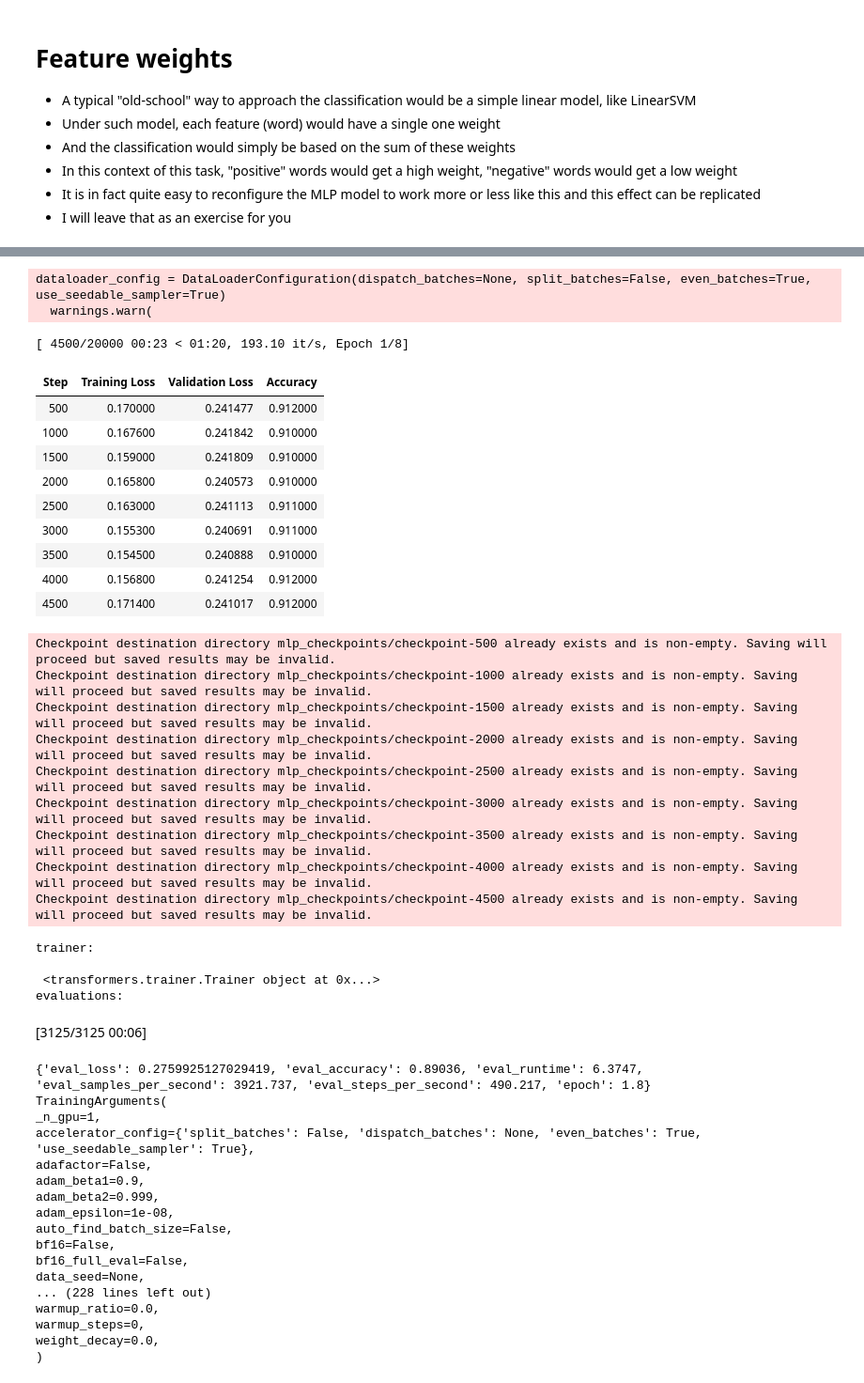
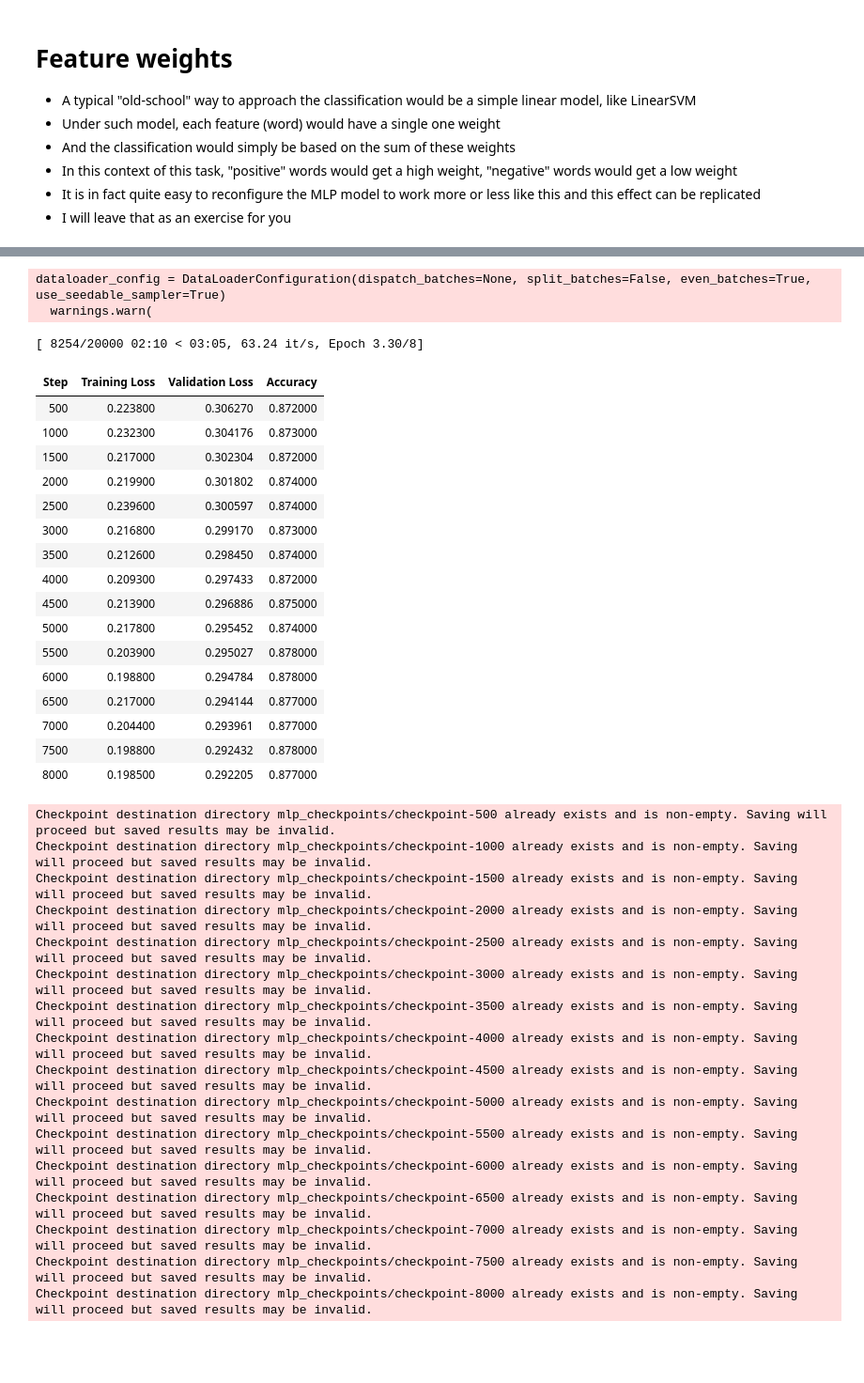
Before and after one commit to simulate111/Introduction-to-Human-Language-Technology, a Jupyter notebook: Exercise task 6: hyperparameters.ipynb, the cells around one changed output, grey strips where cells are left out. Shown at 94% size. Saved outputs shown, nothing was run; the diff lists cells and outputs as text; code cells hidden in the pictures; blank space fills up the shorter version.

```diff
--- a/Exercise task 6: hyperparameters.ipynb
+++ b/Exercise task 6: hyperparameters.ipynb
@@ -548,6 +536,8 @@ seagal
 *   It is in fact quite easy to reconfigure the MLP model to work more or less like this and this effect can be replicated
 *   I will leave that as an exercise for you
 # %%
+import time
+
 learning_rates = [1e-5, 1e-4, 1e-3, 1e-2, 1e-1]
 batch_sizes = [10, 20, 40, 64, 128]
 results = []
@@ -555,13 +545,14 @@ results = []
 for learning_rate in learning_rates:
     for batch_size in batch_sizes:
         trainer_arg = training_arguments(learning_rate, batch_size)
-        print('trainer_arg:\n', trainer_arg)
+
+        start_time = time.time()
 
         trainer = trainers(trainer_arg)
-        print('trainer:\n\n', trainer)
+        eval_results = evaluations(trainer)
 
-        print('evaluations:\n\n')
-        eval_results = evaluations(trainer)
+        end_time = time.time()
+        training_time = end_time - start_time
 
         save_model(f'lr={learning_rate}_bs={batch_size}')
 
@@ -571,8 +562,7 @@ for learning_rate in learning_rates:
             "Epoch": eval_results["epoch"],
             "Validation Loss": eval_results["eval_loss"],
             "Accuracy": eval_results["eval_accuracy"],
-            "Evaluation Runtime": eval_results["eval_runtime"]
-        }
+            "Training Time": training_time}
 
         results.append(result_entry)
 # %% [output]
@@ -592,20 +582,27 @@ dataloader_drop_last=False,
 warmup_ratio=0.0,
 warmup_steps=0,
 weight_decay=0.0,
 )
 dataloader_config = DataLoaderConfiguration(dispatch_batches=None, split_batches=False, even_batches=True, use_seedable_sampler=True)
   warnings.warn(
-[ 4500/20000 00:23 < 01:20, 193.10 it/s, Epoch 1/8]
+[ 8254/20000 02:10 < 03:05, 63.24 it/s, Epoch 3.30/8]
 | Step | Training Loss | Validation Loss | Accuracy |
-| 500 | 0.170000 | 0.241477 | 0.912000 |
-| 1000 | 0.167600 | 0.241842 | 0.910000 |
-| 1500 | 0.159000 | 0.241809 | 0.910000 |
-| 2000 | 0.165800 | 0.240573 | 0.910000 |
-| 2500 | 0.163000 | 0.241113 | 0.911000 |
-| 3000 | 0.155300 | 0.240691 | 0.911000 |
-| 3500 | 0.154500 | 0.240888 | 0.910000 |
-| 4000 | 0.156800 | 0.241254 | 0.912000 |
-| 4500 | 0.171400 | 0.241017 | 0.912000 |
+| 500 | 0.223800 | 0.306270 | 0.872000 |
+| 1000 | 0.232300 | 0.304176 | 0.873000 |
+| 1500 | 0.217000 | 0.302304 | 0.872000 |
+| 2000 | 0.219900 | 0.301802 | 0.874000 |
+| 2500 | 0.239600 | 0.300597 | 0.874000 |
+| 3000 | 0.216800 | 0.299170 | 0.873000 |
+| 3500 | 0.212600 | 0.298450 | 0.874000 |
+| 4000 | 0.209300 | 0.297433 | 0.872000 |
+| 4500 | 0.213900 | 0.296886 | 0.875000 |
+| 5000 | 0.217800 | 0.295452 | 0.874000 |
+| 5500 | 0.203900 | 0.295027 | 0.878000 |
+| 6000 | 0.198800 | 0.294784 | 0.878000 |
+| 6500 | 0.217000 | 0.294144 | 0.877000 |
+| 7000 | 0.204400 | 0.293961 | 0.877000 |
+| 7500 | 0.198800 | 0.292432 | 0.878000 |
+| 8000 | 0.198500 | 0.292205 | 0.877000 |
 Checkpoint destination directory mlp_checkpoints/checkpoint-500 already exists and is non-empty. Saving will proceed but saved results may be invalid.
 Checkpoint destination directory mlp_checkpoints/checkpoint-1000 already exists and is non-empty. Saving will proceed but saved results may be invalid.
 Checkpoint destination directory mlp_checkpoints/checkpoint-1500 already exists and is non-empty. Saving will proceed but saved results may be invalid.
@@ -615,25 +612,10 @@ Checkpoint destination directory mlp_checkpoints/checkpoint-3000 already exists
 Checkpoint destination directory mlp_checkpoints/checkpoint-3500 already exists and is non-empty. Saving will proceed but saved results may be invalid.
 Checkpoint destination directory mlp_checkpoints/checkpoint-4000 already exists and is non-empty. Saving will proceed but saved results may be invalid.
 Checkpoint destination directory mlp_checkpoints/checkpoint-4500 already exists and is non-empty. Saving will proceed but saved results may be invalid.
+Checkpoint destination directory mlp_checkpoints/checkpoint-5000 already exists and is non-empty. Saving will proceed but saved results may be invalid.
+Checkpoint destination directory mlp_checkpoints/checkpoint-5500 already exists and is non-empty. Saving will proceed but saved results may be invalid.
+Checkpoint destination directory mlp_checkpoints/checkpoint-6000 already exists and is non-empty. Saving will proceed but saved results may be invalid.
+Checkpoint destination directory mlp_checkpoints/checkpoint-6500 already exists and is non-empty. Saving will proceed but saved results may be invalid.
+Checkpoint destination directory mlp_checkpoints/checkpoint-7000 already exists and is non-empty. Saving will proceed but saved results may be invalid.
+Checkpoint destination directory mlp_checkpoints/checkpoint-7500 already exists and is non-empty. Saving will proceed but saved results may be invalid.
+Checkpoint destination directory mlp_checkpoints/checkpoint-8000 already exists and is non-empty. Saving will proceed but saved results may be invalid.
-trainer:
-
- <transformers.trainer.Trainer object at 0x...>
-evaluations:
-[3125/3125 00:06]
-{'eval_loss': 0.2759925127029419, 'eval_accuracy': 0.89036, 'eval_runtime': 6.3747, 'eval_samples_per_second': 3921.737, 'eval_steps_per_second': 490.217, 'epoch': 1.8}
-TrainingArguments(
-_n_gpu=1,
-accelerator_config={'split_batches': False, 'dispatch_batches': None, 'even_batches': True, 'use_seedable_sampler': True},
-adafactor=False,
-adam_beta1=0.9,
-adam_beta2=0.999,
-adam_epsilon=1e-08,
-auto_find_batch_size=False,
-bf16=False,
-bf16_full_eval=False,
-data_seed=None,
-... (228 lines left out)
-warmup_ratio=0.0,
-warmup_steps=0,
-weight_decay=0.0,
-)
```
Also changed, not shown: parts of 14 cells of this notebook.
